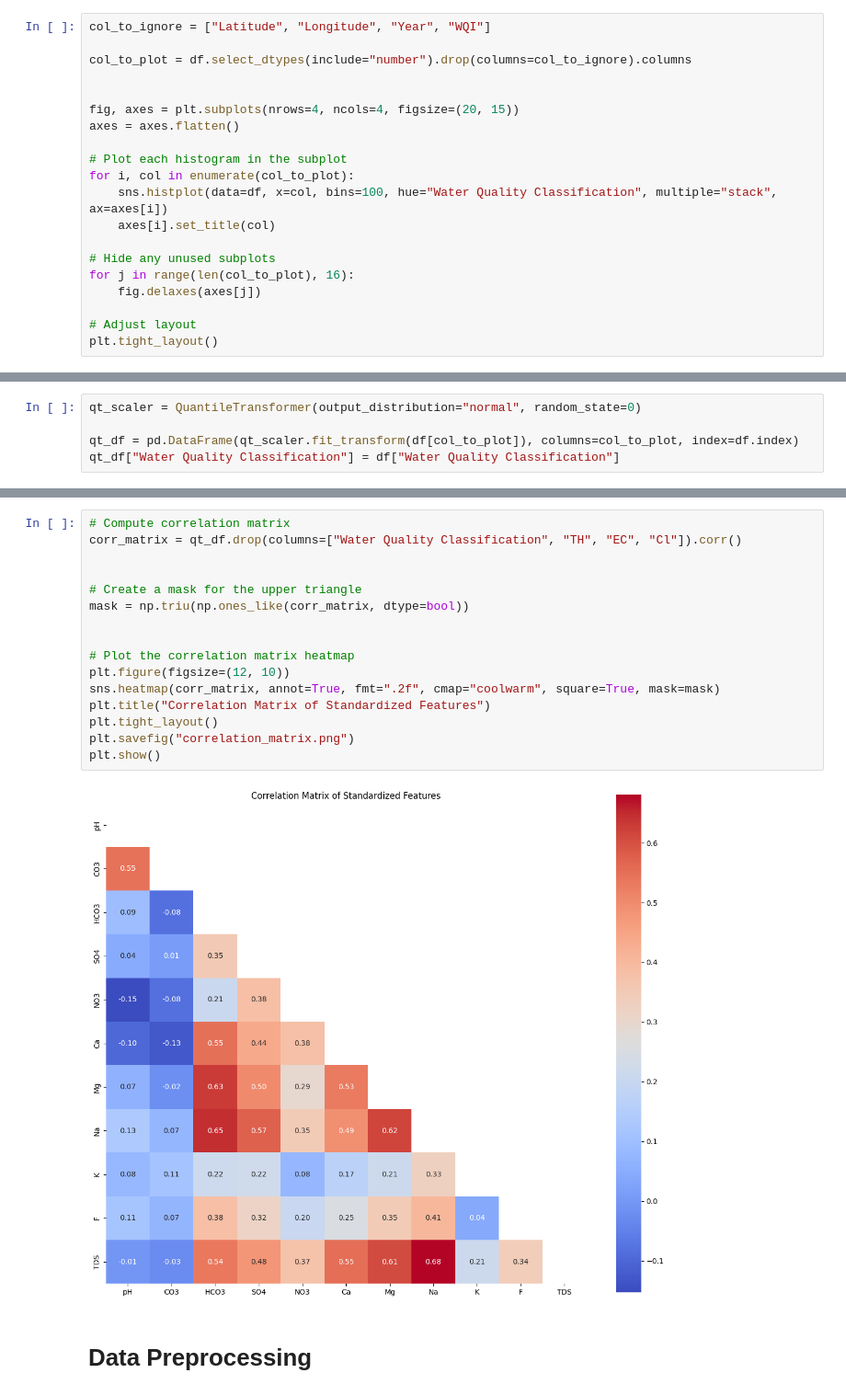
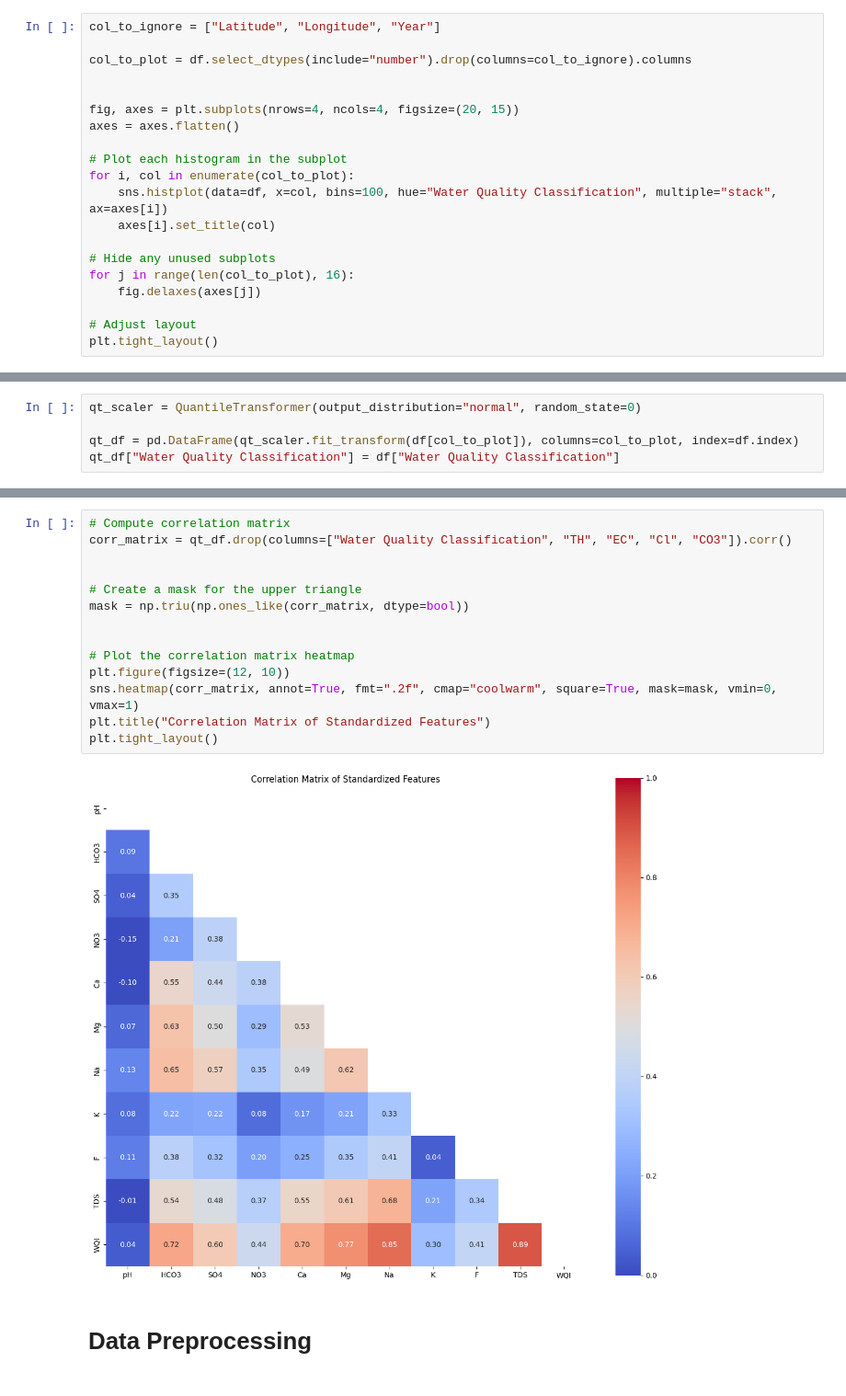
Before and after one commit to aquilina-barhouche/GenAI-Pinnacle-Program, a Jupyter notebook: Module 1 - Intro to DL using PyTorch/01_assignments/assignment_01_water_quality.ipynb, the cells around one changed output, grey strips where cells are left out. Shown at 92% size. Cells and saved outputs as stored; diff of their text form.

```diff
--- a/Module 1 - Intro to DL using PyTorch/01_assignments/assignment_01_water_quality.ipynb
+++ b/Module 1 - Intro to DL using PyTorch/01_assignments/assignment_01_water_quality.ipynb
@@ -176,7 +173,7 @@ This function uses the minimum WQI thresholds observed in each category to assig
 # %% [markdown]
 ### Feature Distribution & Transformation
 # %%
-col_to_ignore = ["Latitude", "Longitude", "Year", "WQI"]
+col_to_ignore = ["Latitude", "Longitude", "Year"]
 
 col_to_plot = df.select_dtypes(include="number").drop(columns=col_to_ignore).columns
 
@@ -312,21 +293,19 @@ plt.show()
 # %%
 # Compute correlation matrix
-corr_matrix = qt_df.drop(columns=["Water Quality Classification", "TH", "EC", "Cl"]).corr()
+corr_matrix = qt_df.drop(columns=["Water Quality Classification", "TH", "EC", "Cl", "CO3"]).corr()
 
 
 # Create a mask for the upper triangle
 mask = np.triu(np.ones_like(corr_matrix, dtype=bool))
 
 
 # Plot the correlation matrix heatmap
 plt.figure(figsize=(12, 10))
-sns.heatmap(corr_matrix, annot=True, fmt=".2f", cmap="coolwarm", square=True, mask=mask)
+sns.heatmap(corr_matrix, annot=True, fmt=".2f", cmap="coolwarm", square=True, mask=mask, vmin=0, vmax=1)
 plt.title("Correlation Matrix of Standardized Features")
 plt.tight_layout()
-plt.savefig("correlation_matrix.png")
-plt.show()
 # %% [output]
-[figure, old version]
+[figure, new version]
 # %% [markdown]
 # Data Preprocessing
 # %% [markdown]
```
Also changed, not shown: parts of 54 cells of this notebook.
